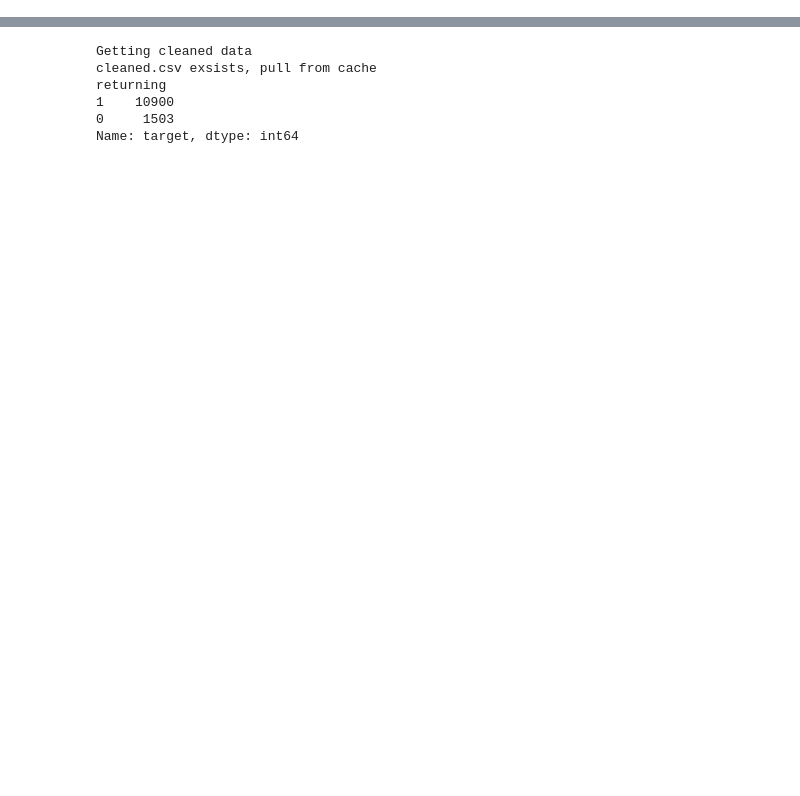
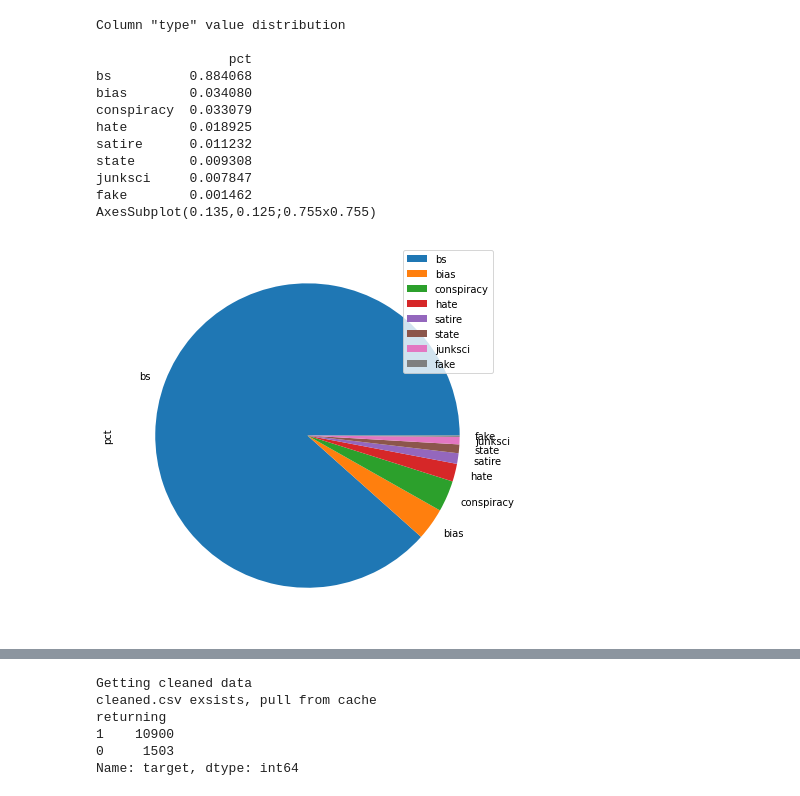
Before and after one commit to acomputerengineer/cis-700-machine-learning-security-project, a Jupyter notebook: main.ipynb, the cells around one changed output, grey strips where cells are left out. Cells and saved outputs as stored; diff of their text form; code cells hidden in the pictures; blank space fills up the shorter version.

```diff
--- a/main.ipynb
+++ b/main.ipynb
@@ -4,6 +4,8 @@ import pandas as pd
 import numpy as np
 import re
 import nltk
+
+from tabulate import tabulate
 
 from collections import Counter
 
@@ -30,7 +32,3 @@ import pandas as pd
 import numpy as np
 from numpy.random import RandomState
 rng = RandomState()
-df = pd.read_csv("data/fake.csv")
-df = df[df.language == 'english']
-
-print(df['type'].value_counts())
@@ -46,0 +72,20 @@ Name: type, dtype: int64
+# %%
+print('Column "type" value distribution\n')
+
+vcp = df[ 'type' ].value_counts(normalize=True).to_frame('pct')
+print(vcp)
+print(vcp.plot.pie(y='pct', figsize=(7, 7)))
+# %% [output]
+Column "type" value distribution
+
+                 pct
+bs          0.884068
+bias        0.034080
+conspiracy  0.033079
+hate        0.018925
+satire      0.011232
+state       0.009308
+junksci     0.007847
+fake        0.001462
+AxesSubplot(0.135,0.125;0.755x0.755)
+[figure, added]
```
Also changed, not shown: parts of 34 cells of this notebook, 13 other files.
